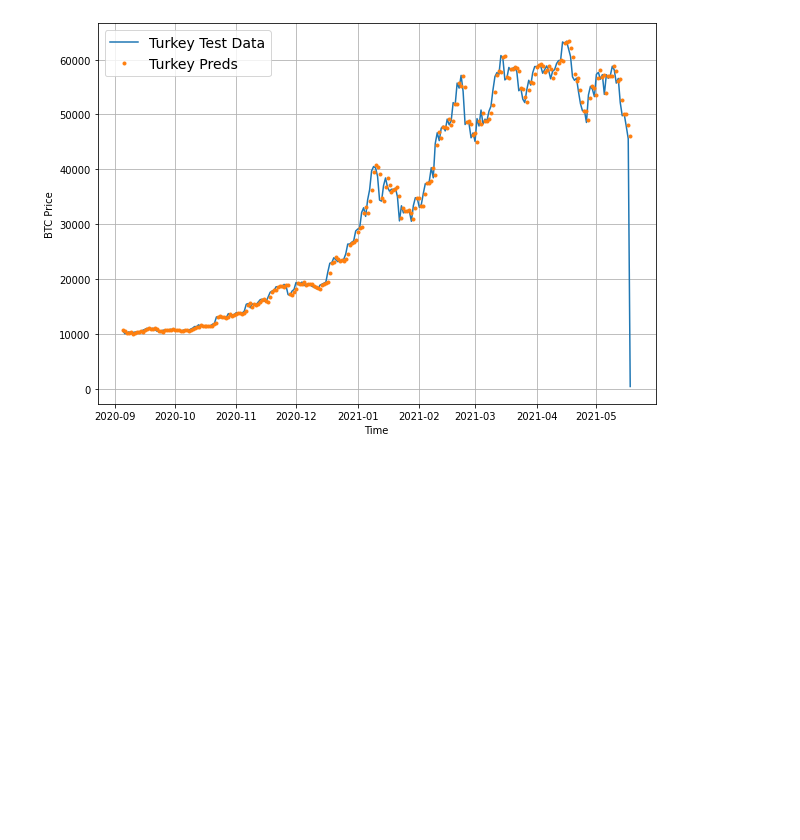
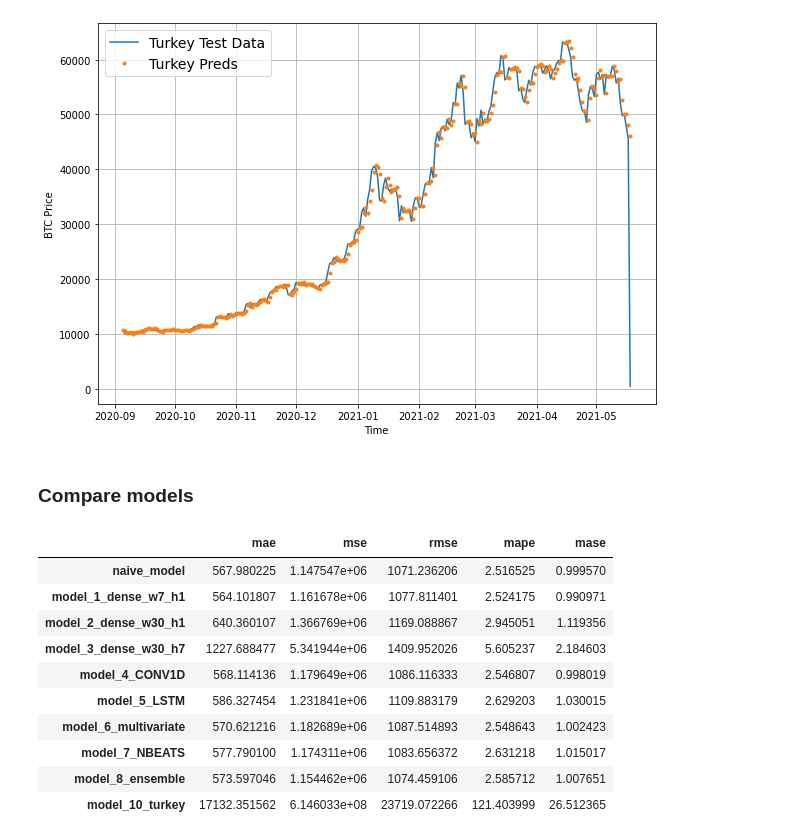
Before and after one commit to shubh-mishra/Time_Series_Forecasting-with-TensorFlow, a Jupyter notebook: TSF_with_TF.ipynb, the cells around one changed output. Cells and saved outputs as stored; diff of their text form; code cells hidden in the pictures; blank space fills up the shorter version.

Commit message:
Added: Compare models

```diff
--- a/TSF_with_TF.ipynb
+++ b/TSF_with_TF.ipynb
@@ -1929,3 +1929,32 @@ plot_time_series(timesteps=btc_timesteps_turkey[-len(X_test):],
                  start=offset)
 # %% [output]
 [figure]
+# %% [markdown]
+### Compare models
+# %%
+model_results = pd.DataFrame({
+    "naive_model": naive_results,
+    "model_1_dense_w7_h1": model_1_results,
+    "model_2_dense_w30_h1": model_2_results,
+    "model_3_dense_w30_h7": model_3_results,
+    "model_4_CONV1D": model_4_results,
+    "model_5_LSTM": model_5_results,
+    "model_6_multivariate": model_6_results,
+    "model_7_NBEATS": model_7_results,
+    "model_8_ensemble": ensemble_results,
+    "model_10_turkey": turkey_results
+}).T
+
+model_results.head(10)
+# %% [output]
+|  | mae | mse | rmse | mape | mase |
+| naive_model | 567.980225 | 1.147547e+06 | 1071.236206 | 2.516525 | 0.999570 |
+| model_1_dense_w7_h1 | 564.101807 | 1.161678e+06 | 1077.811401 | 2.524175 | 0.990971 |
+| model_2_dense_w30_h1 | 640.360107 | 1.366769e+06 | 1169.088867 | 2.945051 | 1.119356 |
+| model_3_dense_w30_h7 | 1227.688477 | 5.341944e+06 | 1409.952026 | 5.605237 | 2.184603 |
+| model_4_CONV1D | 568.114136 | 1.179649e+06 | 1086.116333 | 2.546807 | 0.998019 |
+| model_5_LSTM | 586.327454 | 1.231841e+06 | 1109.883179 | 2.629203 | 1.030015 |
+| model_6_multivariate | 570.621216 | 1.182689e+06 | 1087.514893 | 2.548643 | 1.002423 |
+| model_7_NBEATS | 577.790100 | 1.174311e+06 | 1083.656372 | 2.631218 | 1.015017 |
+| model_8_ensemble | 573.597046 | 1.154462e+06 | 1074.459106 | 2.585712 | 1.007651 |
+| model_10_turkey | 17132.351562 | 6.146033e+08 | 23719.072266 | 121.403999 | 26.512365 |
```
